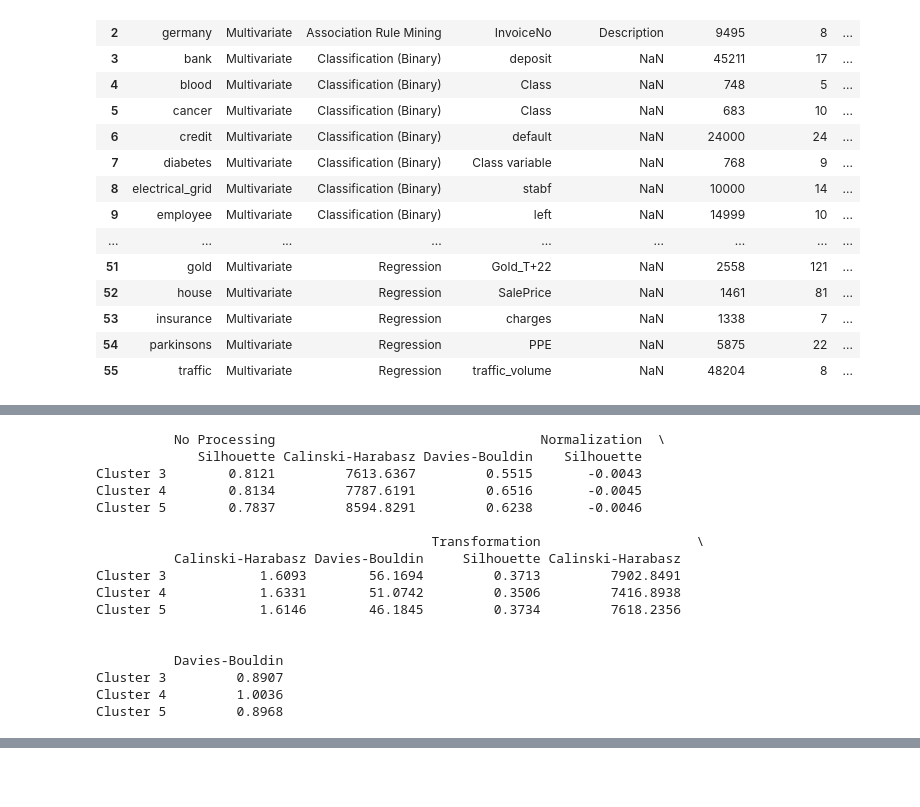
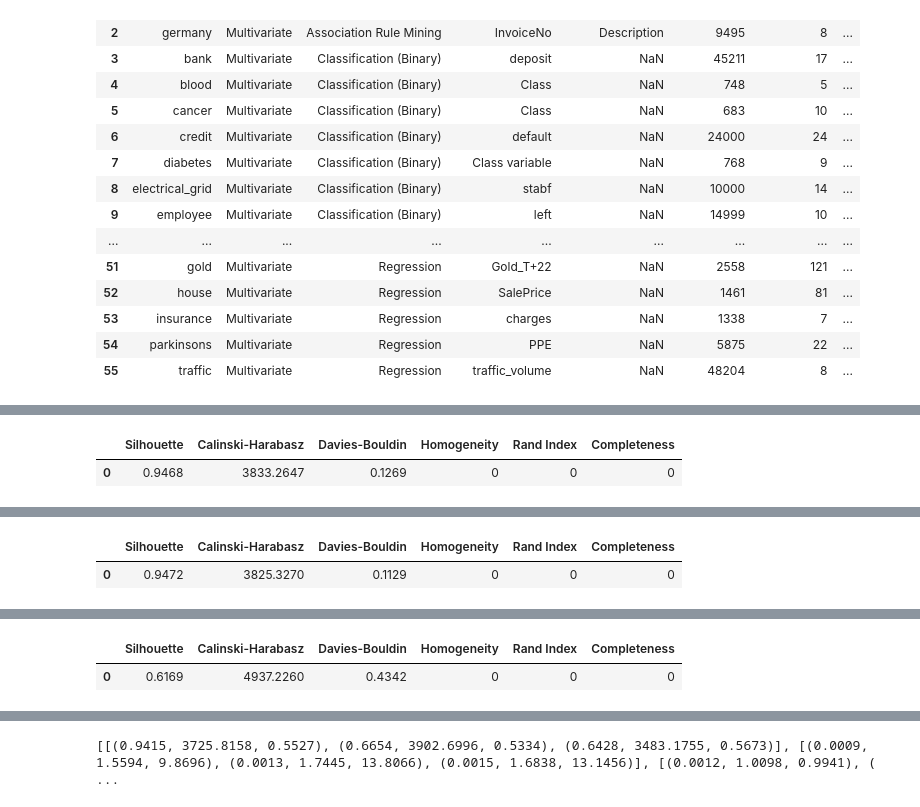
Before and after one commit to Guryansh/Clustering-Assignment, a Jupyter notebook: Clustering_Assignment.ipynb, the cells around one changed output, grey strips where cells are left out. Drawn from its saved outputs; the diff is of its cells as text; code cells hidden in the pictures; blank space fills up the shorter version.

```diff
--- a/Clustering_Assignment.ipynb
+++ b/Clustering_Assignment.ipynb
@@ -141,40 +115,12 @@ print(result)
-# %%
-import pandas as pd
-
-columns = ['Silhouette', 'Calinski-Harabasz', 'Davies-Bouldin']
-
-rows = ['Cluster 3', 'Cluster 4', 'Cluster 5']
-
-headers = ['', 'No Processing', 'Normalization', 'Transformation']
-
-dfs = []
-
-df_nothing = pd.DataFrame(result[0], index=rows, columns=columns)
-dfs.append(df_nothing)
-
-df_normalization = pd.DataFrame(result[1], index=rows, columns=columns)
-dfs.append(df_normalization)
-
-df_transformation = pd.DataFrame(result[2], index=rows, columns=columns)
-dfs.append(df_transformation)
-
-combined_df = pd.concat(dfs, axis=1, keys=headers[1:])
-print(combined_df)
-# %% [output]
-          No Processing                                  Normalization  \
-             Silhouette Calinski-Harabasz Davies-Bouldin    Silhouette
-Cluster 3        0.8121         7613.6367         0.5515       -0.0043
-Cluster 4        0.8134         7787.6191         0.6516       -0.0045
-Cluster 5        0.7837         8594.8291         0.6238       -0.0046
-
-                                           Transformation                    \
-          Calinski-Harabasz Davies-Bouldin     Silhouette Calinski-Harabasz
-Cluster 3            1.6093        56.1694         0.3713         7902.8491
-Cluster 4            1.6331        51.0742         0.3506         7416.8938
-Cluster 5            1.6146        46.1845         0.3734         7618.2356
-
-
-          Davies-Bouldin
-Cluster 3         0.8907
-Cluster 4         1.0036
-Cluster 5         0.8968
+# %%
+#PCA
+kMeanClusteringParameters = setup(facebookDataSet,  pca = True, pca_method = 'linear', verbose=False)
+for i in range(3,6):
+  KMeanClusteringModel = create_model('kmeans', num_clusters=i)
+  model_results = pull()
+  silhouette_score = model_results['Silhouette'][0]
+  calinski_harabasz_score = model_results['Calinski-Harabasz'][0]
+  davies_bouldin_score = model_results['Davies-Bouldin'][0]
+  result[3][i-3]=(silhouette_score,calinski_harabasz_score,davies_bouldin_score)
+print(result)
+# %% [output]
@@ -180,0 +128,2 @@ Cluster 5         0.8968
+|  | Silhouette | Calinski-Harabasz | Davies-Bouldin | Homogeneity | Rand Index | Completeness |
+| 0 | 0.9468 | 3833.2647 | 0.1269 | 0 | 0 | 0 |
@@ -180,0 +132,2 @@ Cluster 5         0.8968
+|  | Silhouette | Calinski-Harabasz | Davies-Bouldin | Homogeneity | Rand Index | Completeness |
+| 0 | 0.9472 | 3825.3270 | 0.1129 | 0 | 0 | 0 |
@@ -180,0 +136,2 @@ Cluster 5         0.8968
+|  | Silhouette | Calinski-Harabasz | Davies-Bouldin | Homogeneity | Rand Index | Completeness |
+| 0 | 0.6169 | 4937.2260 | 0.4342 | 0 | 0 | 0 |
@@ -180,0 +139 @@ Cluster 5         0.8968
+[[(0.9415, 3725.8158, 0.5527), (0.6654, 3902.6996, 0.5334), (0.6428, 3483.1755, 0.5673)], [(0.0009, 1.5594, 9.8696), (0.0013, 1.7445, 13.8066), (0.0015, 1.6838, 13.1456)], [(0.0012, 1.0098, 0.9941), ( ...
```
Also changed, not shown: parts of 10 cells of this notebook.
